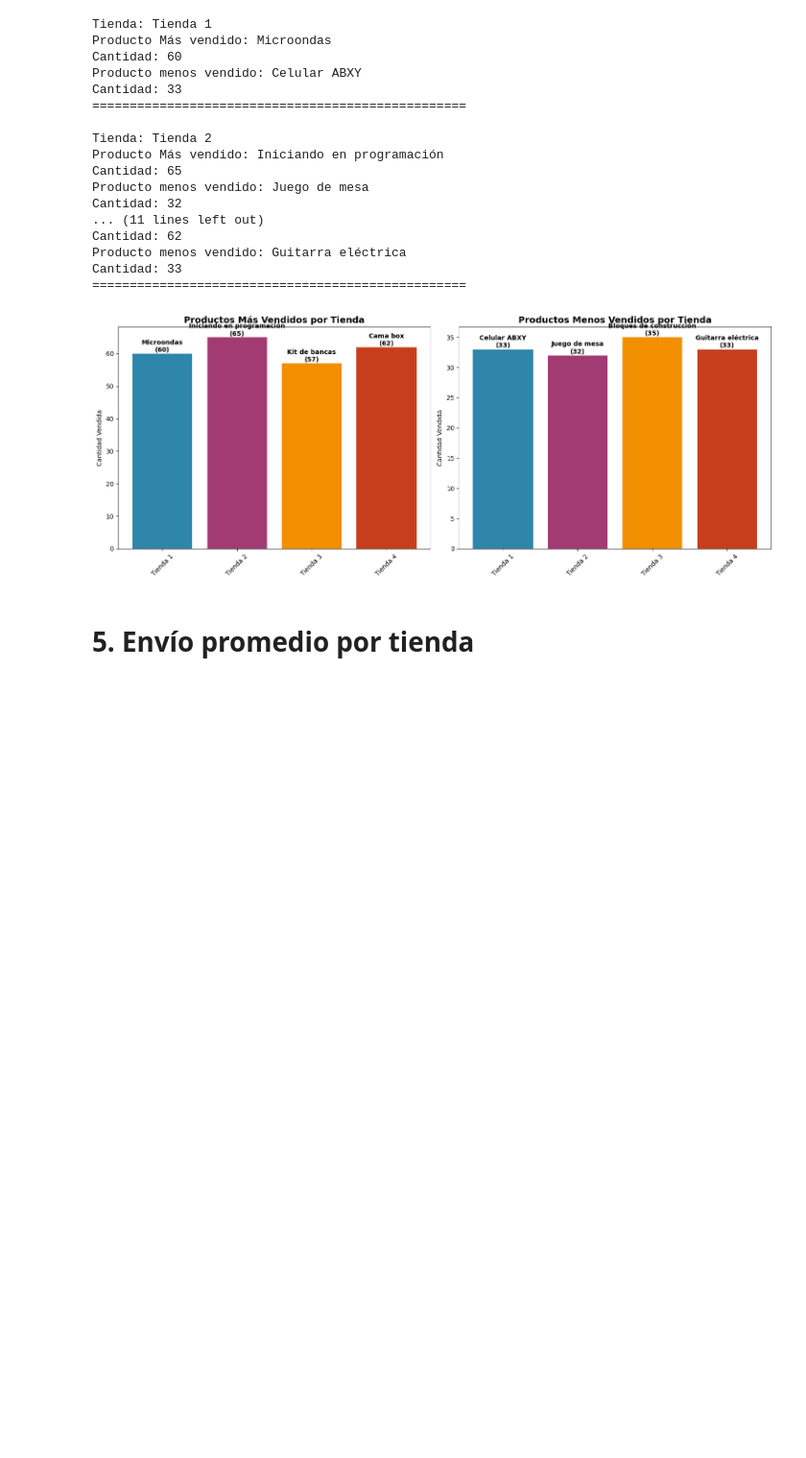
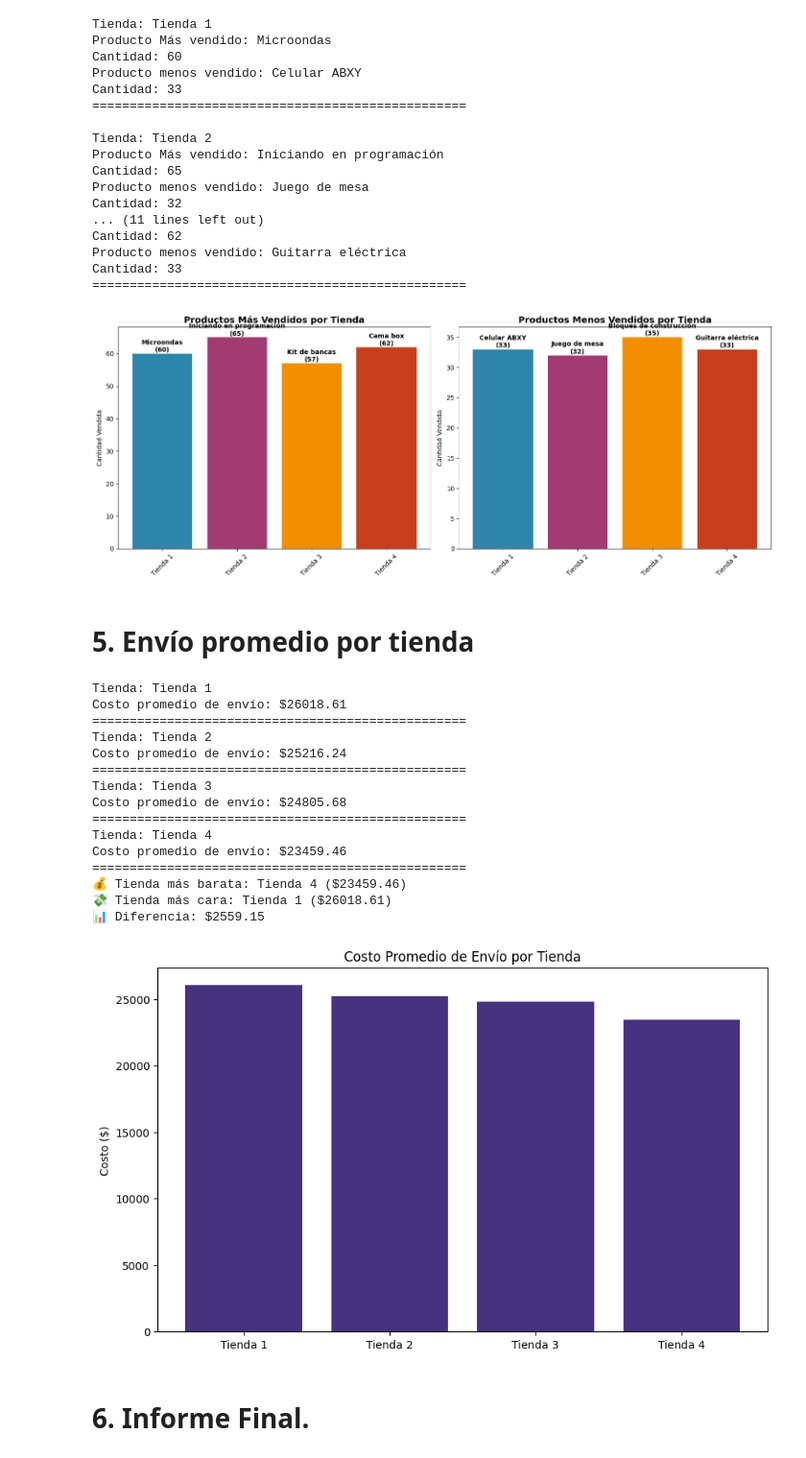
Before and after one commit to lainaker7/AluraChallenge1_DATASCIENCE, a Jupyter notebook: AluraStoreLatam.ipynb, the cells around one changed output. Shown at 96% size. Saved outputs shown, nothing was run; the diff lists cells and outputs as text; code cells hidden in the pictures; blank space fills up the shorter version.

```diff
--- a/AluraStoreLatam.ipynb
+++ b/AluraStoreLatam.ipynb
@@ -511,3 +511,54 @@ plt.show()
 [figure]
 # %% [markdown]
 # 5. Envío promedio por tienda
+# %%
+# En esta sección buscaremos ver cual de las tiendas tiene el mayor y el menor costo asociado a los envíos, con la intención de ver la rentabilidad de cada local.
+
+envios = {}
+for nombre_tienda, df_tienda in tiendas_data:
+    envios[nombre_tienda] = df_tienda['Costo de envío'].mean()
+
+for tienda_nombre, costo_envio in envios.items():
+    print(f"Tienda: {tienda_nombre}")
+    print(f"Costo promedio de envío: ${costo_envio:.2f}")
+    print("=" * 50)
+
+    # 1. Identificar la tienda con costo más barato
+tienda_mas_barata = min(envios, key=envios.get)
+costo_mas_barato = envios[tienda_mas_barata]
+print(f"💰 Tienda más barata: {tienda_mas_barata} (${costo_mas_barato:.2f})")
+
+# 2. Identificar la tienda con costo más caro
+tienda_mas_cara = max(envios, key=envios.get)
+costo_mas_caro = envios[tienda_mas_cara]
+print(f"💸 Tienda más cara: {tienda_mas_cara} (${costo_mas_caro:.2f})")
+
+# 3. Calcular diferencia
+diferencia = costo_mas_caro - costo_mas_barato
+print(f"📊 Diferencia: ${diferencia:.2f}")
+
+# 4. Crear visualizaciones
+plt.figure(figsize=(10, 6))
+plt.bar(envios.keys(), envios.values())
+plt.title('Costo Promedio de Envío por Tienda')
+plt.ylabel('Costo ($)')
+plt.show()
+# %% [output]
+Tienda: Tienda 1
+Costo promedio de envío: $26018.61
+==================================================
+Tienda: Tienda 2
+Costo promedio de envío: $25216.24
+==================================================
+Tienda: Tienda 3
+Costo promedio de envío: $24805.68
+==================================================
+Tienda: Tienda 4
+Costo promedio de envío: $23459.46
+==================================================
+💰 Tienda más barata: Tienda 4 ($23459.46)
+💸 Tienda más cara: Tienda 1 ($26018.61)
+📊 Diferencia: $2559.15
+[figure, added]
+# %% [markdown]
+# 6. Informe Final.
```
Also changed, not shown: parts of 2 cells of this notebook.
